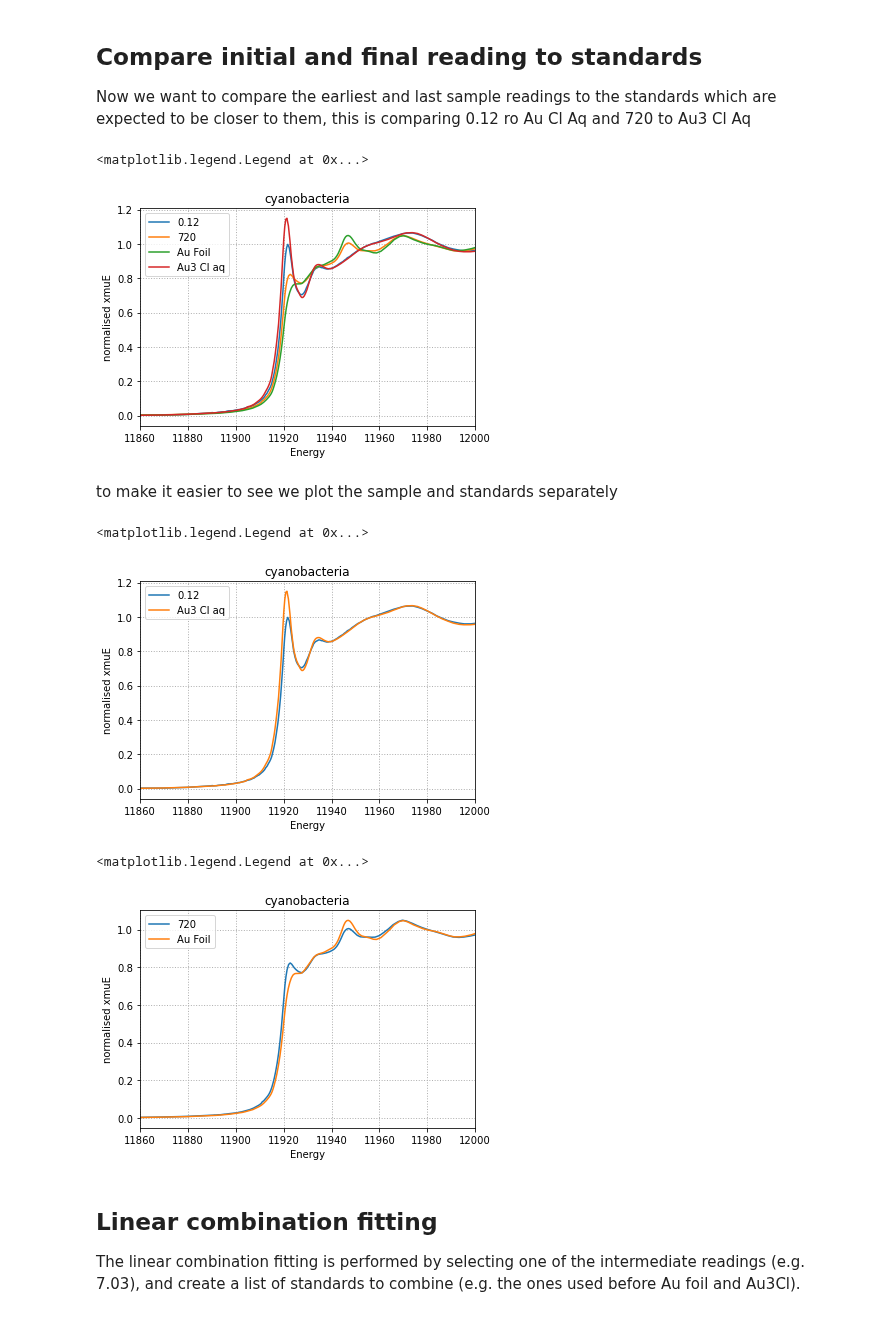
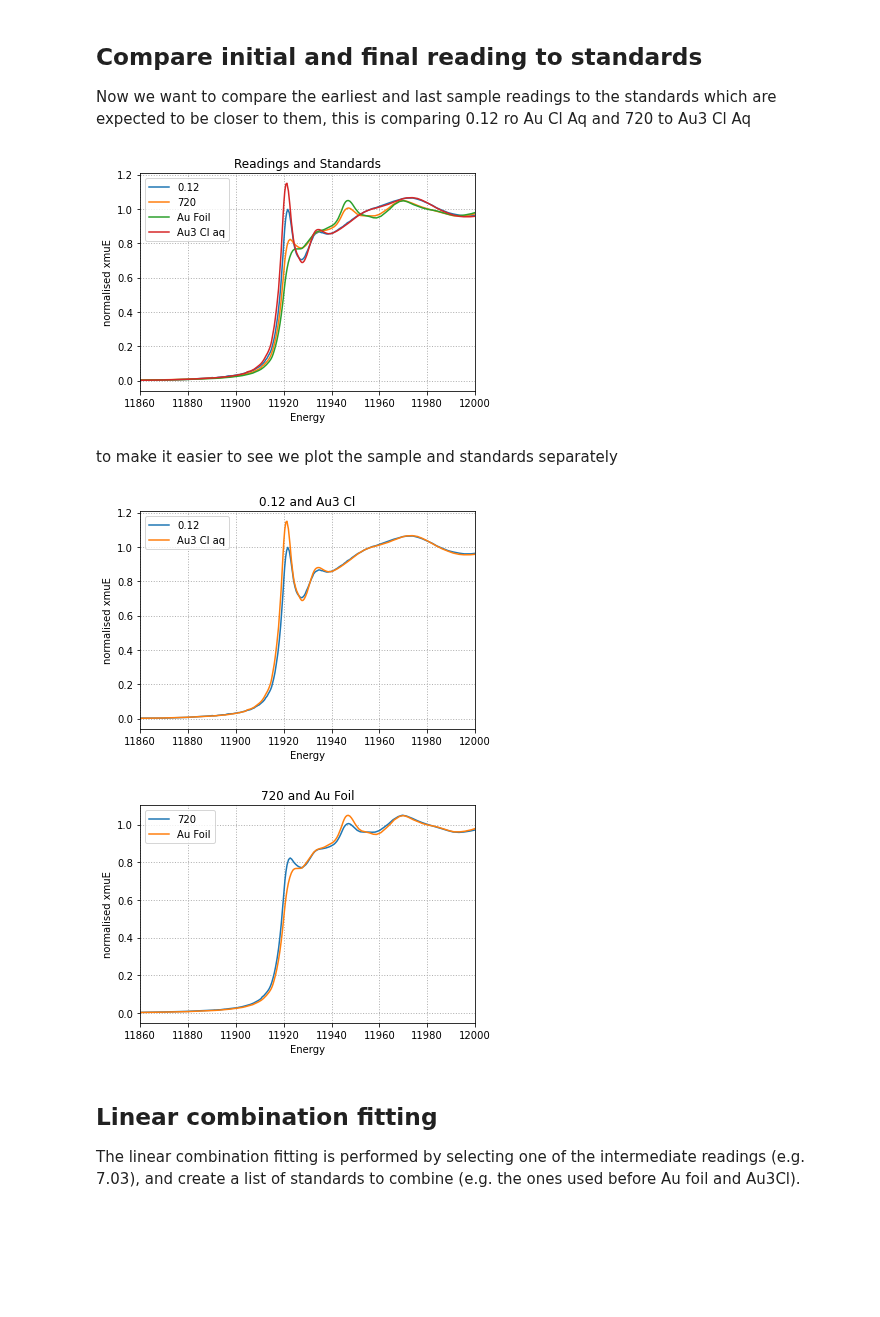
Before and after one commit to scman1/Larch_Intro_ukch, a Jupyter notebook: XANES analysis-Linear combination fitting.ipynb, the cells around one changed output. Cells and saved outputs as stored; diff of their text form; code cells hidden in the pictures; blank space fills up the shorter version.

```diff
--- a/XANES analysis-Linear combination fitting.ipynb
+++ b/XANES analysis-Linear combination fitting.ipynb
@@ -146,24 +151,14 @@ Now we want to compare the earliest and last sample readings to the standards wh
 # %%
 # https://vimeo.com/340216087 15:05 compare readings to standars
 group_keys = ['ozun', 'lshy','hqlr','tscd']
 
 # plot mu vs flat normalised mu for selected groups
-for group_key in group_keys:
-    gr_0 = extract_athenagroup(cianobacteria_project._athena_groups[group_key])
-    # recalculate normalisation
-    calc_with_defaults(gr_0)
-    plt.plot(gr_0.energy, gr_0.flat, label=group_names[group_key])
-
-# set plot format
-plt.xlabel("Energy")
-plt.ylabel("normalised xmuE" )
-plt.title("cyanobacteria")
-plt.grid(linestyle=':', linewidth=1) #show and format grid
-plt.xlim(11860,12000)
-plt.legend()
+# plot mu vs flat normalised mu for selected groups
+plt = plot_NxmuE_E_athena_prj(cianobacteria_project, group_keys, group_names,
+                              title = "Readings and Standards",
+                              xlimits = [11860,12000])
 # %% [output]
-<matplotlib.legend.Legend at 0x...>
-[figure, old version]
+[figure, new version]
 # %% [markdown]
 to make it easier to see we plot the sample and standards separately
 # %%
@@ -172,44 +167,22 @@ to make it easier to see we plot the sample and standards separately
 group_keys = ['ozun', 'tscd']
 
 # plot mu vs flat normalised mu for selected groups
-for group_key in group_keys:
-    gr_0 = extract_athenagroup(cianobacteria_project._athena_groups[group_key])
-    # recalculate normalisation
-    calc_with_defaults(gr_0)
-    plt.plot(gr_0.energy, gr_0.flat, label=group_names[group_key])
-
-# set plot format
-plt.xlabel("Energy")
-plt.ylabel("normalised xmuE" )
-plt.title("cyanobacteria")
-plt.grid(linestyle=':', linewidth=1) #show and format grid
-plt.xlim(11860,12000)
-plt.legend()
+plt = plot_NxmuE_E_athena_prj(cianobacteria_project, group_keys, group_names,
+                              title = "0.12 and Au3 Cl",
+                              xlimits = [11860,12000])
 # %% [output]
-<matplotlib.legend.Legend at 0x...>
-[figure, old version]
+[figure, new version]
 # %%
 # https://vimeo.com/340216087 15:05 compare readings to standars
 # final measure compared to Au foil
 group_keys = ['lshy','hqlr']
 
 # plot mu vs flat normalised mu for selected groups
-for group_key in group_keys:
-    gr_0 = extract_athenagroup(cianobacteria_project._athena_groups[group_key])
-    # recalculate normalisation
-    calc_with_defaults(gr_0)
-    plt.plot(gr_0.energy, gr_0.flat, label=group_names[group_key])
-
-# set plot format
-plt.xlabel("Energy")
-plt.ylabel("normalised xmuE" )
-plt.title("cyanobacteria")
-plt.grid(linestyle=':', linewidth=1) #show and format grid
-plt.xlim(11860,12000)
-plt.legend()
+plt = plot_NxmuE_E_athena_prj(cianobacteria_project, group_keys, group_names,
+                              title = "720 and Au Foil",
+                              xlimits = [11860,12000])
 # %% [output]
-<matplotlib.legend.Legend at 0x...>
-[figure, old version]
+[figure, new version]
 # %% [markdown]
 ## Linear combination fitting
 The linear combination fitting is performed by selecting one of the intermediate readings (e.g. 7.03), and create a list of standards to combine (e.g. the ones used before Au foil and Au3Cl).
```
Also changed, not shown: parts of 6 cells of this notebook.
